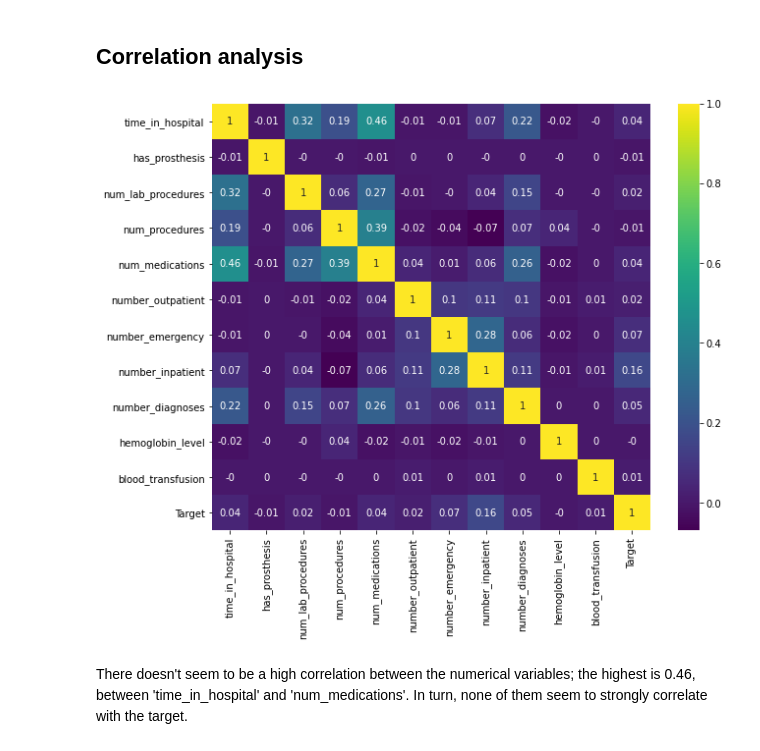
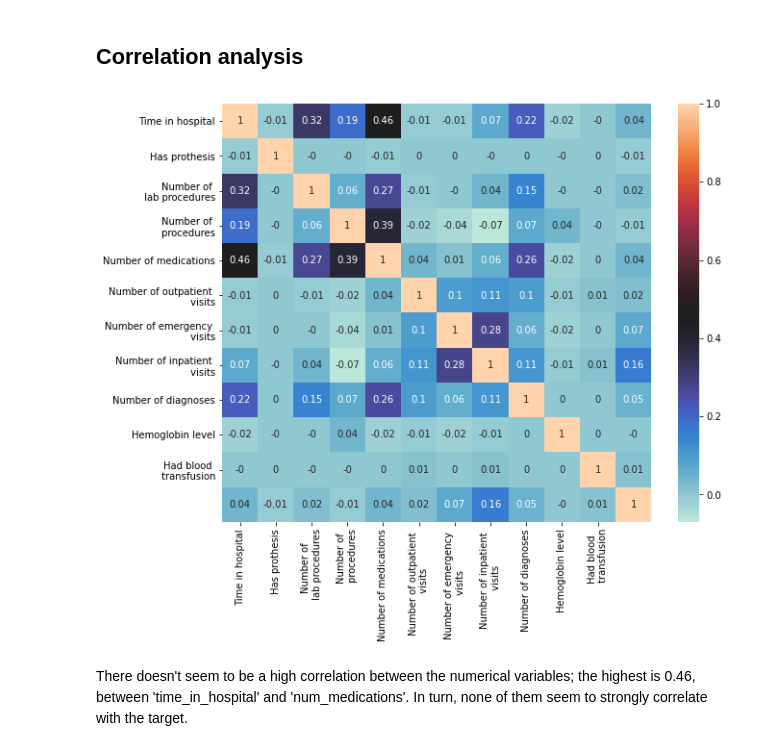
Before and after one commit to Pedro-Gomes-95/capstone_project, a Jupyter notebook: Exploratory Data Analysis (EDA).ipynb, the cells around one changed output. Cells and saved outputs as stored; diff of their text form; code cells hidden in the pictures.

```diff
--- a/Exploratory Data Analysis (EDA).ipynb
+++ b/Exploratory Data Analysis (EDA).ipynb
@@ -1267,22 +2017,39 @@ This is the class we want to predict. We can see our problem is highly imbalance
 ## Correlation analysis
 # %%
 df['Target'] = df['readmitted'].apply(lambda x: 1 if x == 'Yes' else 0)
+# %%
+labels = ['Time in hospital',
+          'Has prothesis',
+          'Number of \n lab procedures',
+          'Number of \n procedures',
+          'Number of medications',
+          'Number of outpatient \n visits',
+          'Number of emergency \n visits',
+          'Number of inpatient \n visits',
+          'Number of diagnoses',
+          'Hemoglobin level',
+          'Had blood \n transfusion'
+         ]
 # %%
 cols_to_drop = ['admission_id',
                 'patient_id',
                 'admission_type_code',
                 'discharge_disposition_code',
                 'admission_source_code']
 
 corr = np.round(df.drop(columns = cols_to_drop).corr(), 2)
 
 plt.figure(figsize = (10,8))
 
-sns.heatmap(corr, cmap = 'viridis', annot = True)
+sns.heatmap(corr,
+            cmap = 'icefire',
+            annot = True,
+            xticklabels = labels,
+            yticklabels = labels)
 
 plt.show()
 # %% [output]
-[figure, old version]
+[figure, new version]
 # %% [markdown]
 There doesn't seem to be a high correlation between the numerical variables; the highest is 0.46, between 'time_in_hospital' and 'num_medications'. In turn, none of them seem to strongly correlate with the target.
 # %% [markdown]
```
Also changed, not shown: parts of 85 cells of this notebook, 17 other files.
